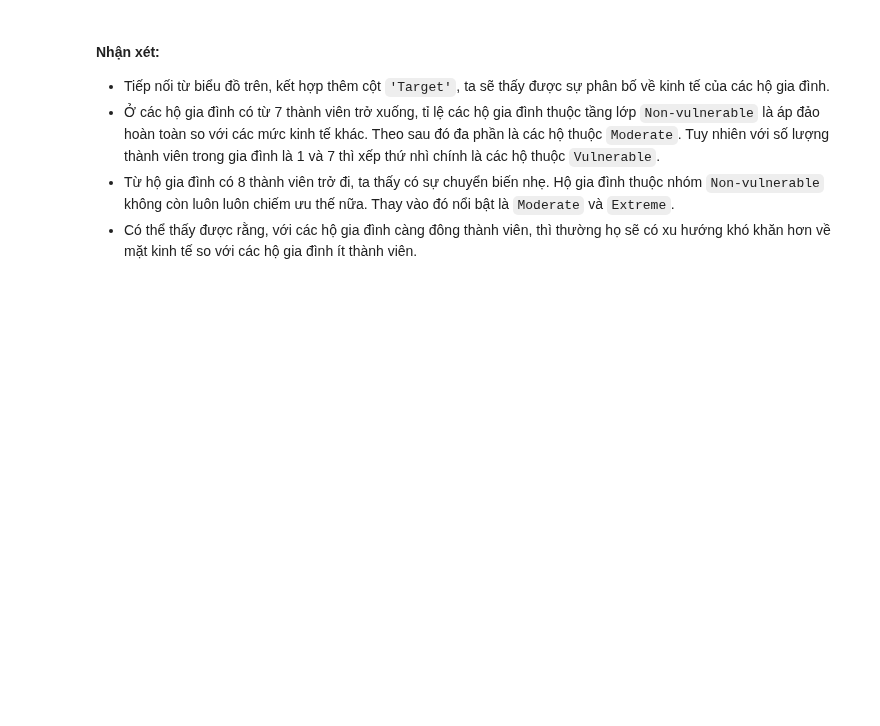
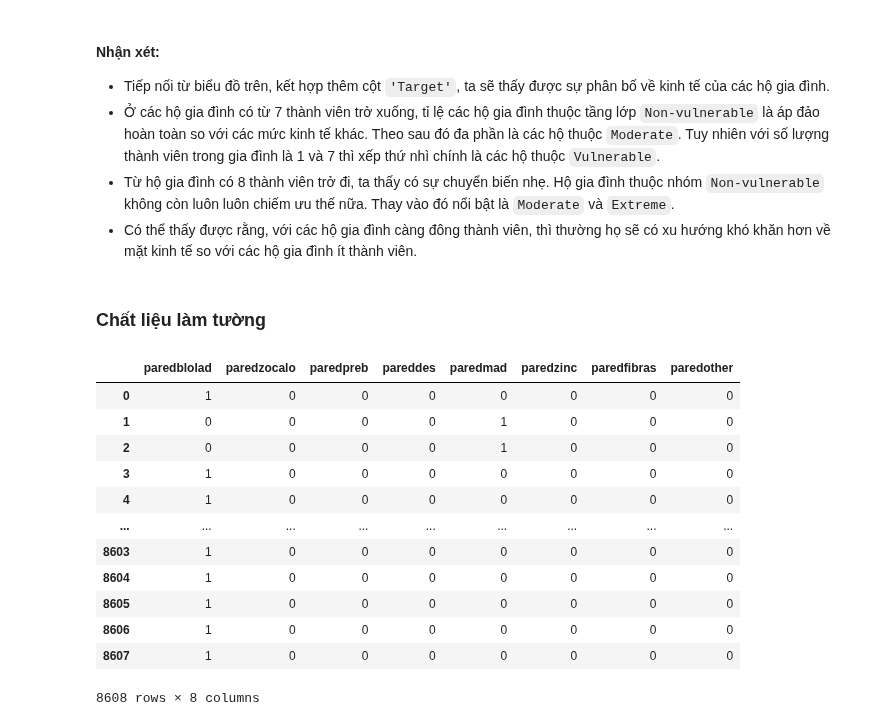
Before and after one commit to iam-Dylan/costa-rican-household, a Jupyter notebook: source/eda.ipynb, the cells around one changed output. Cells and saved outputs as stored; diff of their text form; code cells hidden in the pictures; blank space fills up the shorter version.

```diff
--- a/source/eda.ipynb
+++ b/source/eda.ipynb
@@ -57,3 +57,22 @@ Text(0, 0.5, 'Number of household')
 - Ở các hộ gia đình có từ 7 thành viên trở xuống, tỉ lệ các hộ gia đình thuộc tầng lớp `Non-vulnerable` là áp đảo hoàn toàn so với các mức kinh tế khác. Theo sau đó đa phần là các hộ thuộc `Moderate`. Tuy nhiên với số lượng thành viên trong gia đình là 1 và 7 thì xếp thứ nhì chính là các hộ thuộc `Vulnerable`.
 - Từ hộ gia đình có 8 thành viên trở đi, ta thấy có sự chuyển biến nhẹ. Hộ gia đình thuộc nhóm `Non-vulnerable` không còn luôn luôn chiếm ưu thế nữa. Thay vào đó nổi bật là `Moderate` và `Extreme`.
 - Có thể thấy được rằng, với các hộ gia đình càng đông thành viên, thì thường họ sẽ có xu hướng khó khăn hơn về mặt kinh tế so với các hộ gia đình ít thành viên.
+# %% [markdown]
+### Chất liệu làm tường
+# %%
+wall_mat = train[['paredblolad','paredzocalo','paredpreb','pareddes','paredmad','paredzinc','paredfibras','paredother']]
+wall_mat
+# %% [output]
+|  | paredblolad | paredzocalo | paredpreb | pareddes | paredmad | paredzinc | paredfibras | paredother |
+| 0 | 1 | 0 | 0 | 0 | 0 | 0 | 0 | 0 |
+| 1 | 0 | 0 | 0 | 0 | 1 | 0 | 0 | 0 |
+| 2 | 0 | 0 | 0 | 0 | 1 | 0 | 0 | 0 |
+| 3 | 1 | 0 | 0 | 0 | 0 | 0 | 0 | 0 |
+| 4 | 1 | 0 | 0 | 0 | 0 | 0 | 0 | 0 |
+| ... | ... | ... | ... | ... | ... | ... | ... | ... |
+| 8603 | 1 | 0 | 0 | 0 | 0 | 0 | 0 | 0 |
+| 8604 | 1 | 0 | 0 | 0 | 0 | 0 | 0 | 0 |
+| 8605 | 1 | 0 | 0 | 0 | 0 | 0 | 0 | 0 |
+| 8606 | 1 | 0 | 0 | 0 | 0 | 0 | 0 | 0 |
+| 8607 | 1 | 0 | 0 | 0 | 0 | 0 | 0 | 0 |
+8608 rows × 8 columns
```
Also changed, not shown: parts of 4 cells of this notebook, 1 other file.
